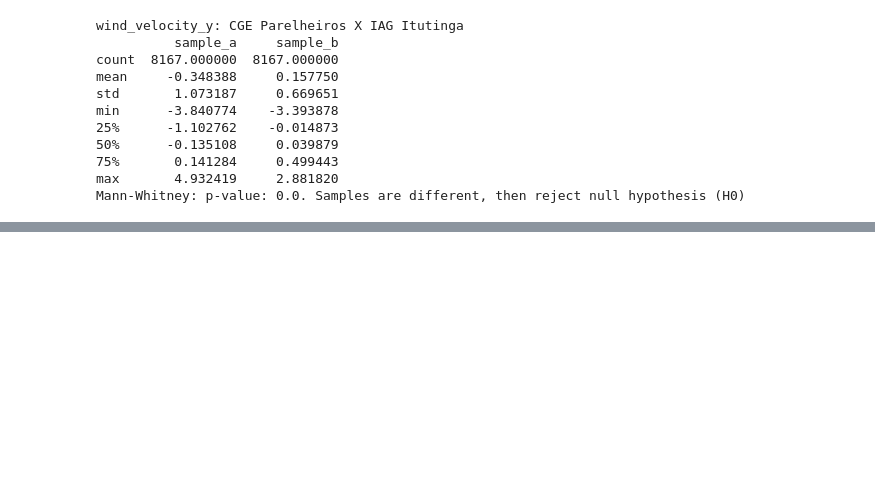
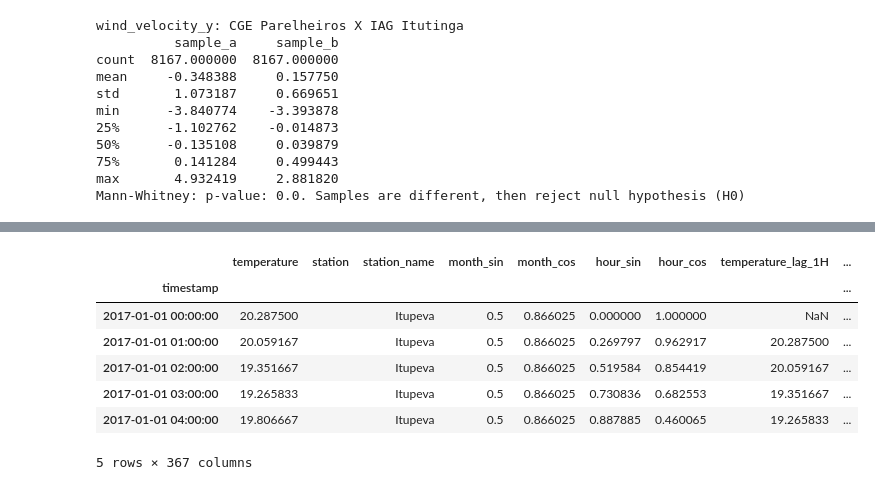
Before and after one commit to plbalmeida/ml-uhi, a Jupyter notebook: notebooks/5.0-iag-data-analysis.ipynb, the cells around one changed output, grey strips where cells are left out. Cells and saved outputs as stored; diff of their text form; code cells hidden in the pictures; blank space fills up the shorter version.

```diff
--- a/notebooks/5.0-iag-data-analysis.ipynb
+++ b/notebooks/5.0-iag-data-analysis.ipynb
@@ -660,0 +816,11 @@ Mann-Whitney: p-value: 0.0. Samples are different, then reject null hypothesis (
+# %%
+ITU_2017_processed.head()
+# %% [output]
+|  | temperature | station | station_name | month_sin | month_cos | hour_sin | hour_cos | temperature_lag_1H | ... |
+| timestamp |  |  |  |  |  |  |  |  | ... |
+| 2017-01-01 00:00:00 | 20.287500 |  | Itupeva | 0.5 | 0.866025 | 0.000000 | 1.000000 | NaN | ... |
+| 2017-01-01 01:00:00 | 20.059167 |  | Itupeva | 0.5 | 0.866025 | 0.269797 | 0.962917 | 20.287500 | ... |
+| 2017-01-01 02:00:00 | 19.351667 |  | Itupeva | 0.5 | 0.866025 | 0.519584 | 0.854419 | 20.059167 | ... |
+| 2017-01-01 03:00:00 | 19.265833 |  | Itupeva | 0.5 | 0.866025 | 0.730836 | 0.682553 | 19.351667 | ... |
+| 2017-01-01 04:00:00 | 19.806667 |  | Itupeva | 0.5 | 0.866025 | 0.887885 | 0.460065 | 19.265833 | ... |
+5 rows × 367 columns
```
Also changed, not shown: parts of 14 cells of this notebook.
